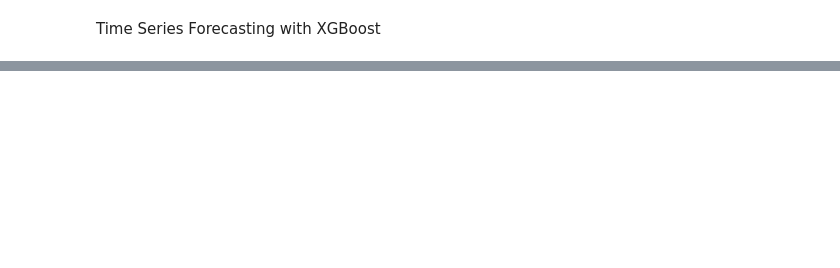
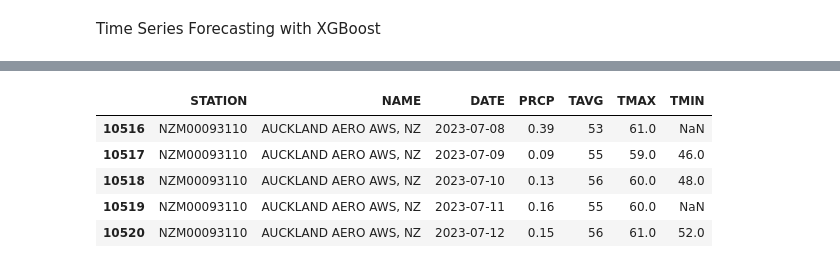
Before and after one commit to YingCG/phyton-basic, a Jupyter notebook: 10-timeSeriesForecastingXGBoost/XGBoostpredictRainfall.ipynb, the cells around one changed output, grey strips where cells are left out. Saved outputs shown, nothing was run; the diff lists cells and outputs as text; code cells hidden in the pictures; blank space fills up the shorter version.

```diff
--- a/10-timeSeriesForecastingXGBoost/XGBoostpredictRainfall.ipynb
+++ b/10-timeSeriesForecastingXGBoost/XGBoostpredictRainfall.ipynb
@@ -21 +12,11 @@ df.head()
+# %%
+noaaData = pd.read_csv('./data/Auckland_NOAA.csv')
+noaaData.tail()
+# %% [output]
+|  | STATION | NAME | DATE | PRCP | TAVG | TMAX | TMIN |
+| 10516 | NZM00093110 | AUCKLAND AERO AWS, NZ | 2023-07-08 | 0.39 | 53 | 61.0 | NaN |
+| 10517 | NZM00093110 | AUCKLAND AERO AWS, NZ | 2023-07-09 | 0.09 | 55 | 59.0 | 46.0 |
+| 10518 | NZM00093110 | AUCKLAND AERO AWS, NZ | 2023-07-10 | 0.13 | 56 | 60.0 | 48.0 |
+| 10519 | NZM00093110 | AUCKLAND AERO AWS, NZ | 2023-07-11 | 0.16 | 55 | 60.0 | NaN |
+| 10520 | NZM00093110 | AUCKLAND AERO AWS, NZ | 2023-07-12 | 0.15 | 56 | 61.0 | 52.0 |
 # %%
```
Also changed, not shown: parts of 17 cells of this notebook, 14 other files.
